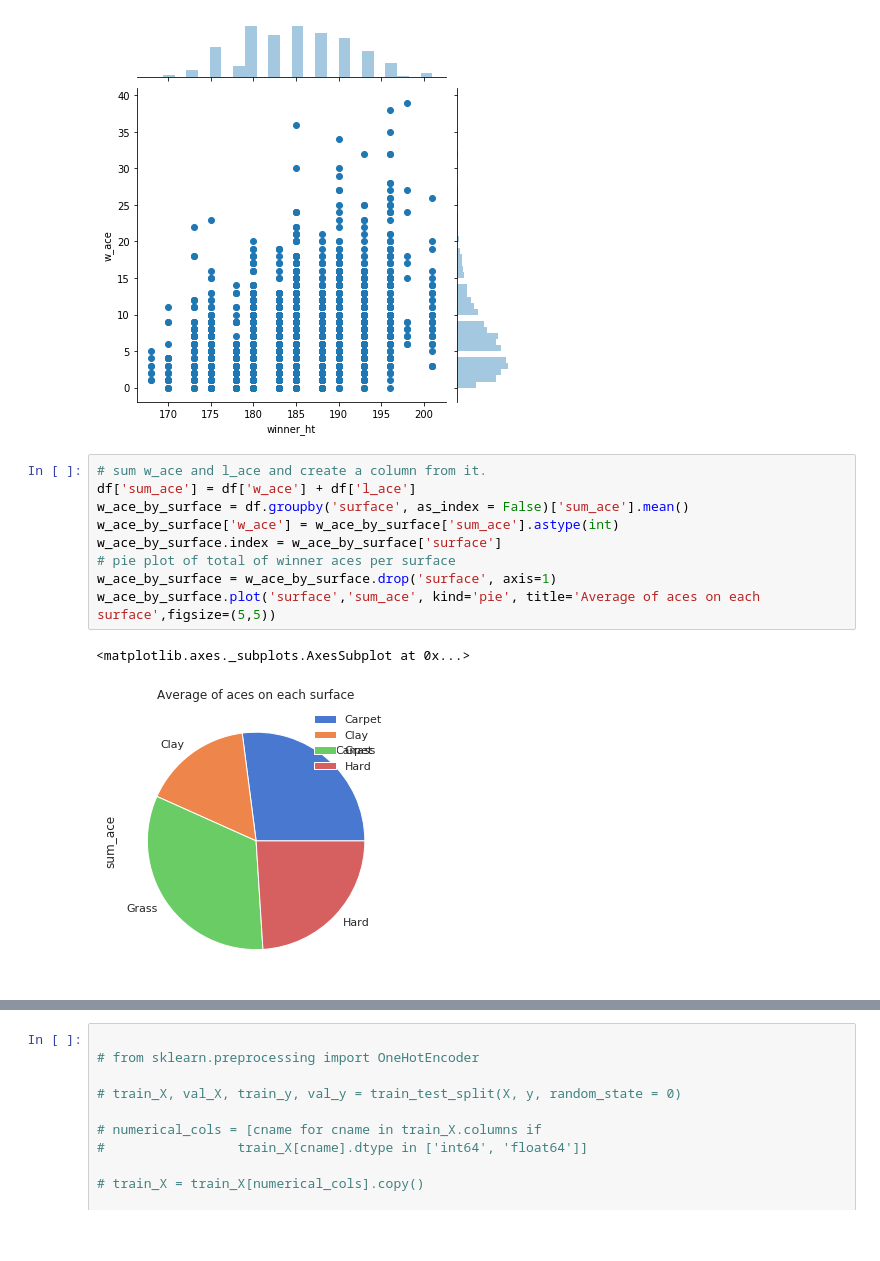
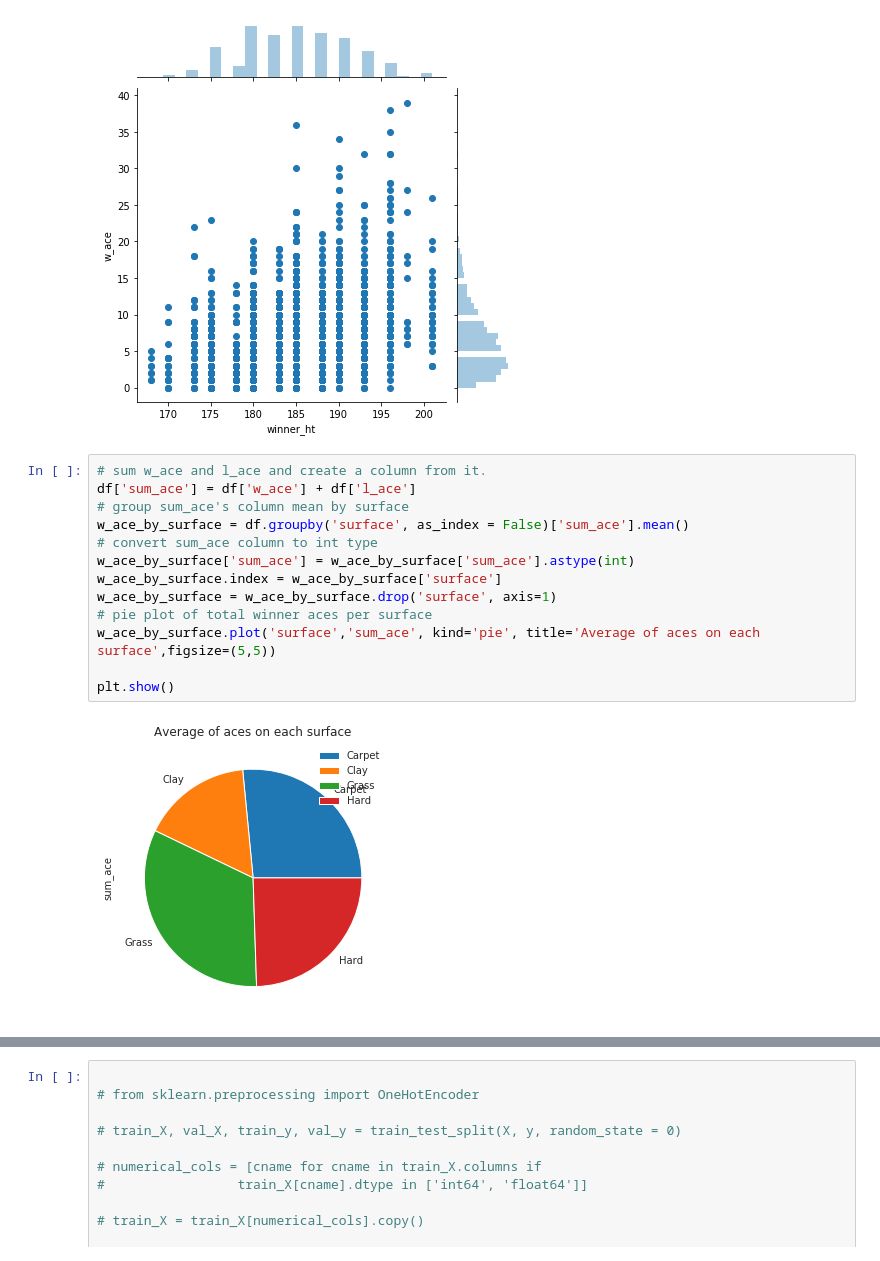
Before and after one commit to tomasojea/Tennis-EDA, a Jupyter notebook: experimentation_EDA.ipynb, the cells around one changed output, grey strips where cells are left out. Drawn from its saved outputs; the diff is of its cells as text; blank space fills up the shorter version.

```diff
--- a/experimentation_EDA.ipynb
+++ b/experimentation_EDA.ipynb
@@ -177,12 +157,15 @@ sns.jointplot(x="winner_ht", y="w_ace", data=df)
 # %%
 # sum w_ace and l_ace and create a column from it.
 df['sum_ace'] = df['w_ace'] + df['l_ace']
+# group sum_ace's column mean by surface
 w_ace_by_surface = df.groupby('surface', as_index = False)['sum_ace'].mean()
-w_ace_by_surface['w_ace'] = w_ace_by_surface['sum_ace'].astype(int)
+# convert sum_ace column to int type
+w_ace_by_surface['sum_ace'] = w_ace_by_surface['sum_ace'].astype(int)
 w_ace_by_surface.index = w_ace_by_surface['surface']
-# pie plot of total of winner aces per surface
 w_ace_by_surface = w_ace_by_surface.drop('surface', axis=1)
+# pie plot of total winner aces per surface
 w_ace_by_surface.plot('surface','sum_ace', kind='pie', title='Average of aces on each surface',figsize=(5,5))
+
+plt.show()
 # %% [output]
-<matplotlib.axes._subplots.AxesSubplot at 0x...>
-[figure, old version]
+[figure, new version]
```
Also changed, not shown: parts of 16 cells of this notebook.
